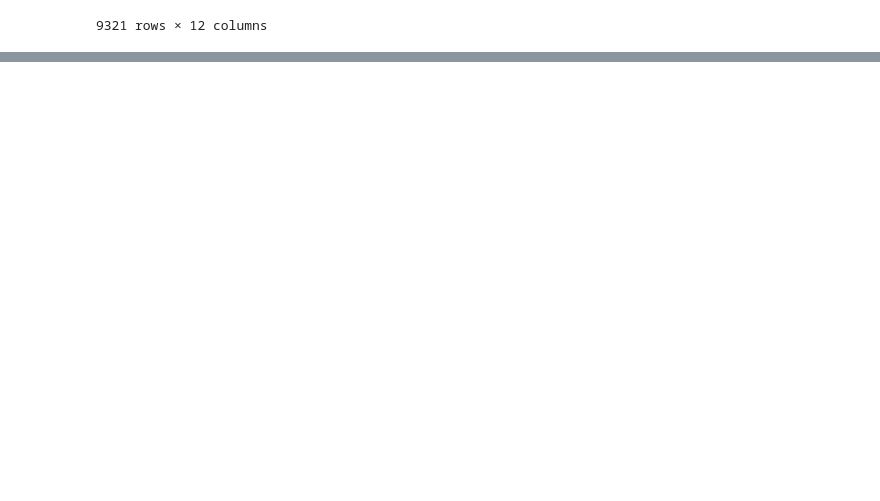
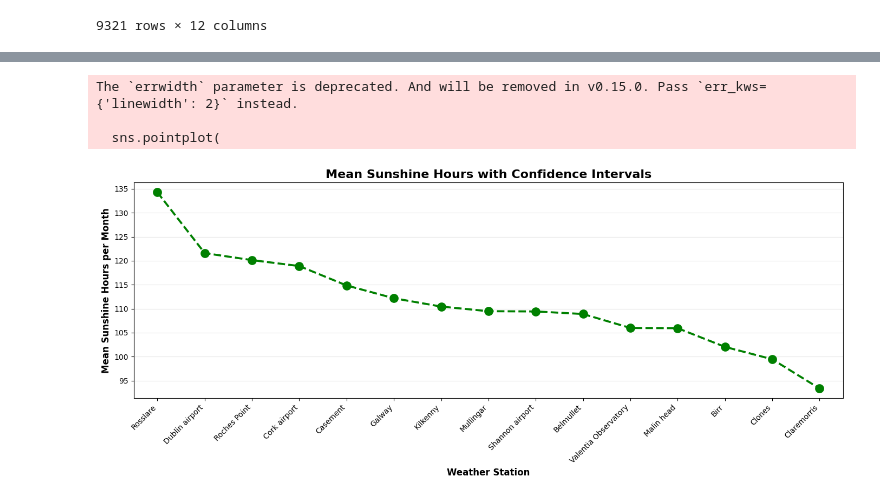
Before and after one commit to Hugo-van-Zyl/programming-for-data-analytics, a Jupyter notebook: Big Project/bigproject.ipynb, the cells around one changed output, grey strips where cells are left out. Saved outputs shown, nothing was run; the diff lists cells and outputs as text; code cells hidden in the pictures; blank space fills up the shorter version.

```diff
--- a/Big Project/bigproject.ipynb
+++ b/Big Project/bigproject.ipynb
@@ -238 +265,30 @@ display(mean_by_year) # show table
 65 rows × 5 columns
+# %%
+# PLOT 2: Point plot showing mean with confidence intervals
+plt.figure(figsize=(14, 6))
+sns.pointplot(
+    data=mean_by_station_plot,
+    x='Meteorological Weather Station',
+    y='Mean_hours',
+    color='green',
+    markers='o',
+    linestyles='--',
+    capsize=0.2,
+    errwidth=2,
+    markersize=10
+)
+
+plt.xlabel('Weather Station', fontsize=12, fontweight='bold')
+plt.ylabel('Mean Sunshine Hours per Month', fontsize=12, fontweight='bold')
+plt.title('Mean Sunshine Hours with Confidence Intervals', fontsize=16, fontweight='bold')
+plt.xticks(rotation=45, ha='right')
+plt.grid(axis='y', alpha=0.3)
+plt.tight_layout()
+#plt.savefig('seaborn_mean_by_station_pointplot.png', dpi=300, bbox_inches='tight')
+#print("✓ Saved: seaborn_mean_by_station_pointplot.png")
+plt.show()
+# %% [output]
+The `errwidth` parameter is deprecated. And will be removed in v0.15.0. Pass `err_kws={'linewidth': 2}` instead.
+
+  sns.pointplot(
+[figure, added]
```
Also changed, not shown: parts of 4 cells of this notebook, 1 other file.
